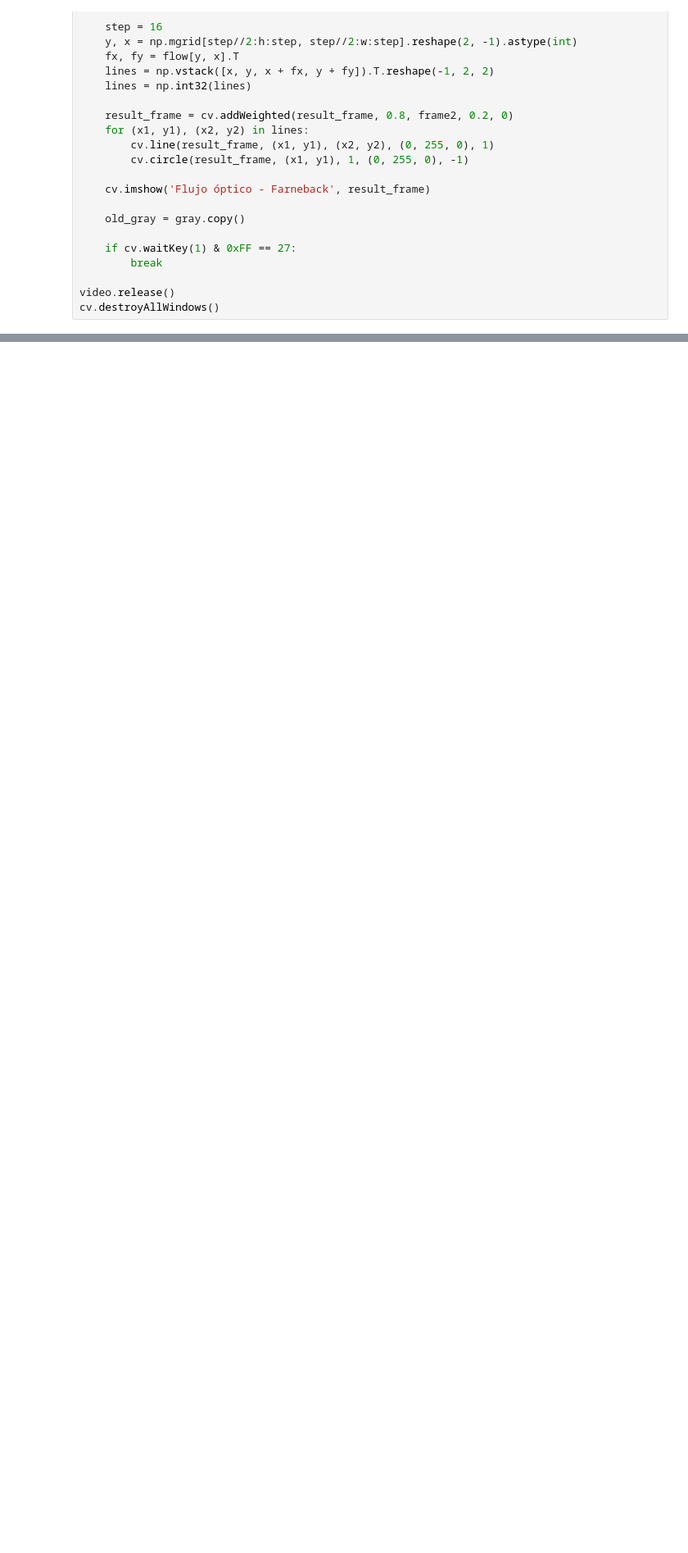
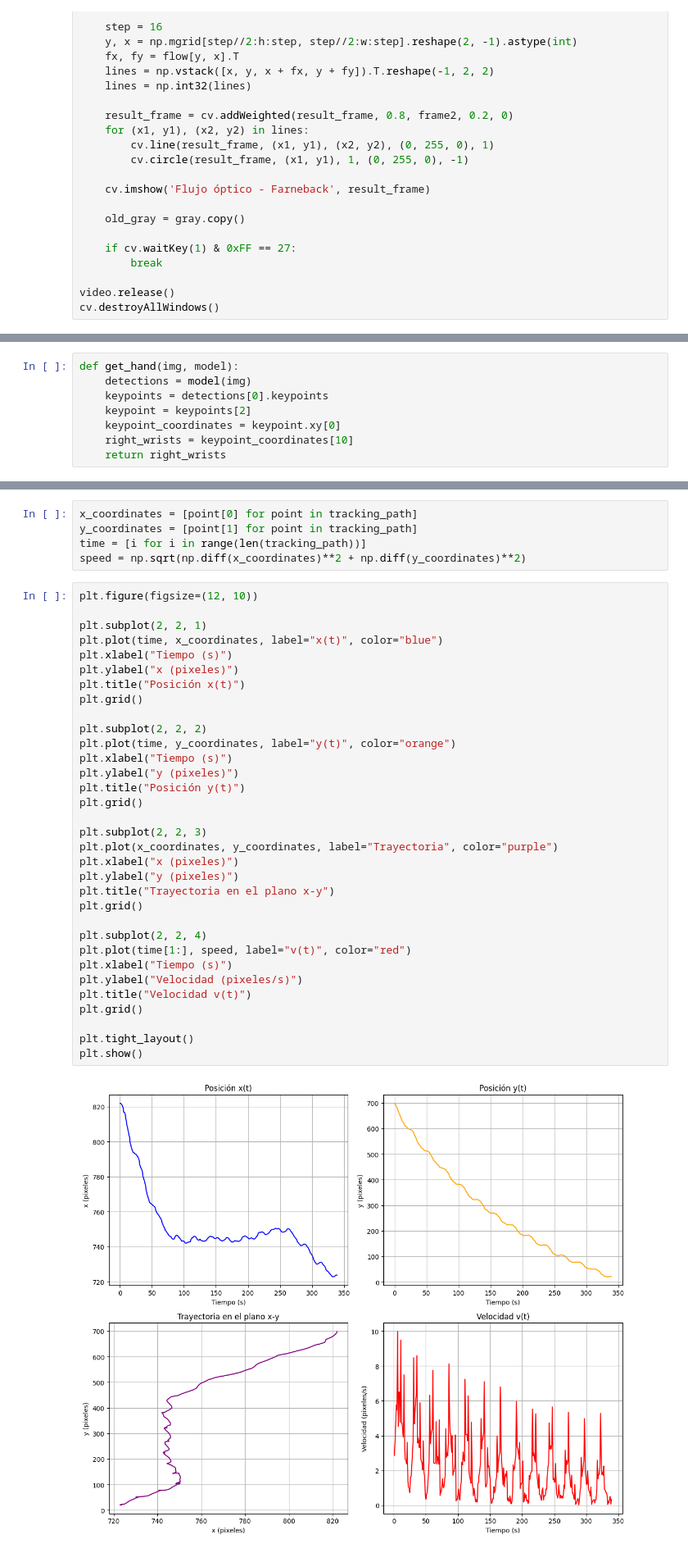
Before and after one commit to MediaMind-ULPGC/P07, a Jupyter notebook: farnebak/farneback_p07.ipynb, the cells around one changed output, grey strips where cells are left out. Shown at 82% size. Cells and saved outputs as stored; diff of their text form; blank space fills up the shorter version.

```diff
--- a/farnebak/farneback_p07.ipynb
+++ b/farnebak/farneback_p07.ipynb
@@ -104,0 +188,8 @@ cv.destroyAllWindows()
+# %%
+def get_hand(img, model):
+    detections = model(img)
+    keypoints = detections[0].keypoints
+    keypoint = keypoints[2]
+    keypoint_coordinates = keypoint.xy[0]
+    right_wrists = keypoint_coordinates[10]
+    return right_wrists
@@ -104,0 +267,40 @@ cv.destroyAllWindows()
+# %%
+x_coordinates = [point[0] for point in tracking_path]
+y_coordinates = [point[1] for point in tracking_path]
+time = [i for i in range(len(tracking_path))]
+speed = np.sqrt(np.diff(x_coordinates)**2 + np.diff(y_coordinates)**2)
+# %%
+plt.figure(figsize=(12, 10))
+
+plt.subplot(2, 2, 1)
+plt.plot(time, x_coordinates, label="x(t)", color="blue")
+plt.xlabel("Tiempo (s)")
+plt.ylabel("x (pixeles)")
+plt.title("Posición x(t)")
+plt.grid()
+
+plt.subplot(2, 2, 2)
+plt.plot(time, y_coordinates, label="y(t)", color="orange")
+plt.xlabel("Tiempo (s)")
+plt.ylabel("y (pixeles)")
+plt.title("Posición y(t)")
+plt.grid()
+
+plt.subplot(2, 2, 3)
+plt.plot(x_coordinates, y_coordinates, label="Trayectoria", color="purple")
+plt.xlabel("x (pixeles)")
+plt.ylabel("y (pixeles)")
+plt.title("Trayectoria en el plano x-y")
+plt.grid()
+
+plt.subplot(2, 2, 4)
+plt.plot(time[1:], speed, label="v(t)", color="red")
+plt.xlabel("Tiempo (s)")
+plt.ylabel("Velocidad (pixeles/s)")
+plt.title("Velocidad v(t)")
+plt.grid()
+
+plt.tight_layout()
+plt.show()
+# %% [output]
+[figure, added]
```
Also changed, not shown: parts of 6 cells of this notebook, 3 other files.
